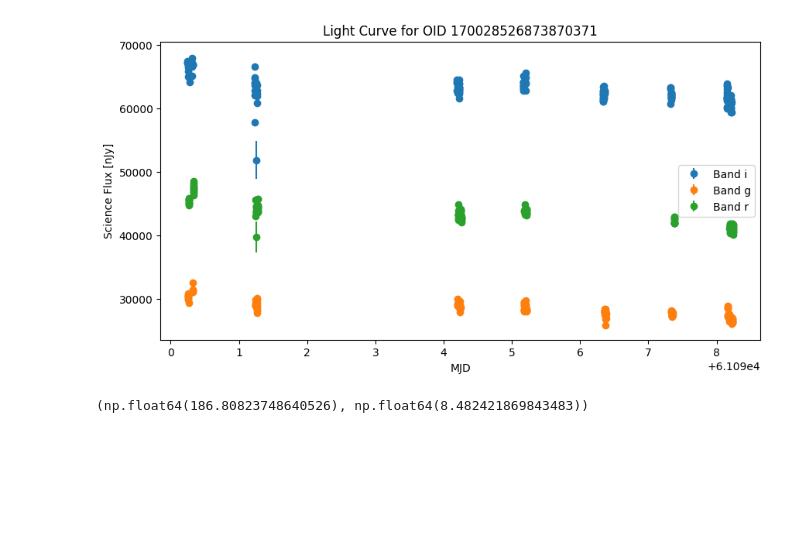
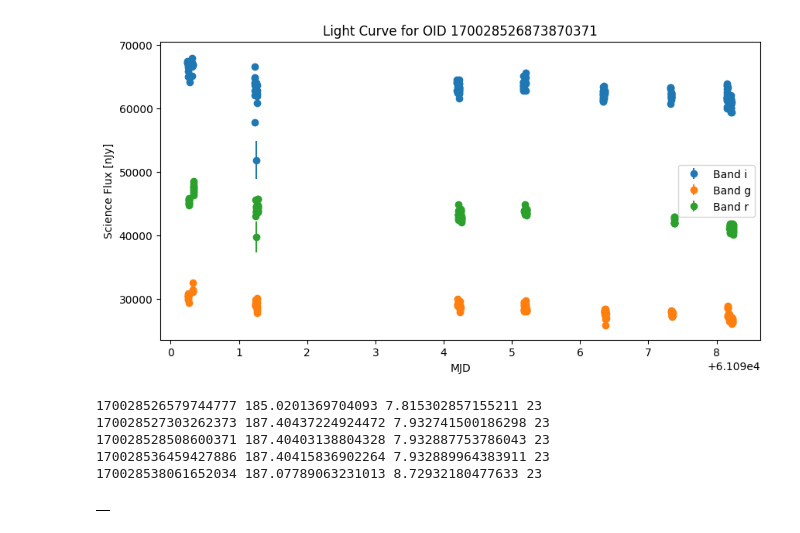
Before and after one commit to jurados/alercehackton2026, a Jupyter notebook: LSST_Candidates.ipynb, the cells around one changed output. Saved outputs shown, nothing was run; the diff lists cells and outputs as text; code cells hidden in the pictures; blank space fills up the shorter version.

```diff
--- a/LSST_Candidates.ipynb
+++ b/LSST_Candidates.ipynb
@@ -12,6 +12,7 @@ import matplotlib.pyplot as plt
 from alerce.core import Alerce
 import pyvo as vo
 # %%
+alerce_client = Alerce()
 alerce_tap = vo.dal.TAPService('https://tap.alerce.online/tap')
 # %%
 tid = 1
@@ -145,19 +152,29 @@ for oid in df_aux.oid.unique():
     break
 # %% [output]
 [figure]
-# %%
-oid_one = df_aux.oid.unique()[0]
-df_one_oid = df_aux[df_aux.oid == oid_one].copy()
-
-ra, dec = df_one_oid.ra.values[0], df_one_oid.dec.values[0]
-# %%
-ra, dec
-# %% [output]
-(np.float64(186.80823748640526), np.float64(8.482421869843483))
-# %%
-df_obj_ztf = alerce_client.query_detections(
-    survey='ztf',
-    ra=ra,
-    dec=dec,
-    radius=1.0,
-)
+# %%
+all_df_obj_ztf = pd.DataFrame()
+for oid in df_aux.oid.unique():
+    df_oid = df_aux[df_aux.oid == oid].copy()
+    ra, dec = df_oid.ra.values[0], df_oid.dec.values[0]
+
+    df_obj_ztf = alerce_client.query_objects(
+    survey='ztf',
+    ra=ra,
+    dec=dec,
+    radius=1.5,
+    )
+
+    if df_obj_ztf.size > 0:
+        all_df_obj_ztf = pd.concat([all_df_obj_ztf, df_obj_ztf])
+        print(oid,ra,dec, df_obj_ztf.size)
+# %% [output]
+170028526579744777 185.0201369704093 7.815302857155211 23
+170028527303262373 187.40437224924472 7.932741500186298 23
+170028528508600371 187.40403138804328 7.932887753786043 23
+170028536459427886 187.40415836902264 7.932889964383911 23
+170028538061652034 187.07789063231013 8.72932180477633 23
+# %%
+df_obj_ztf
+# %% [output]
+|  |
```
Also changed, not shown: parts of 2 cells of this notebook.
